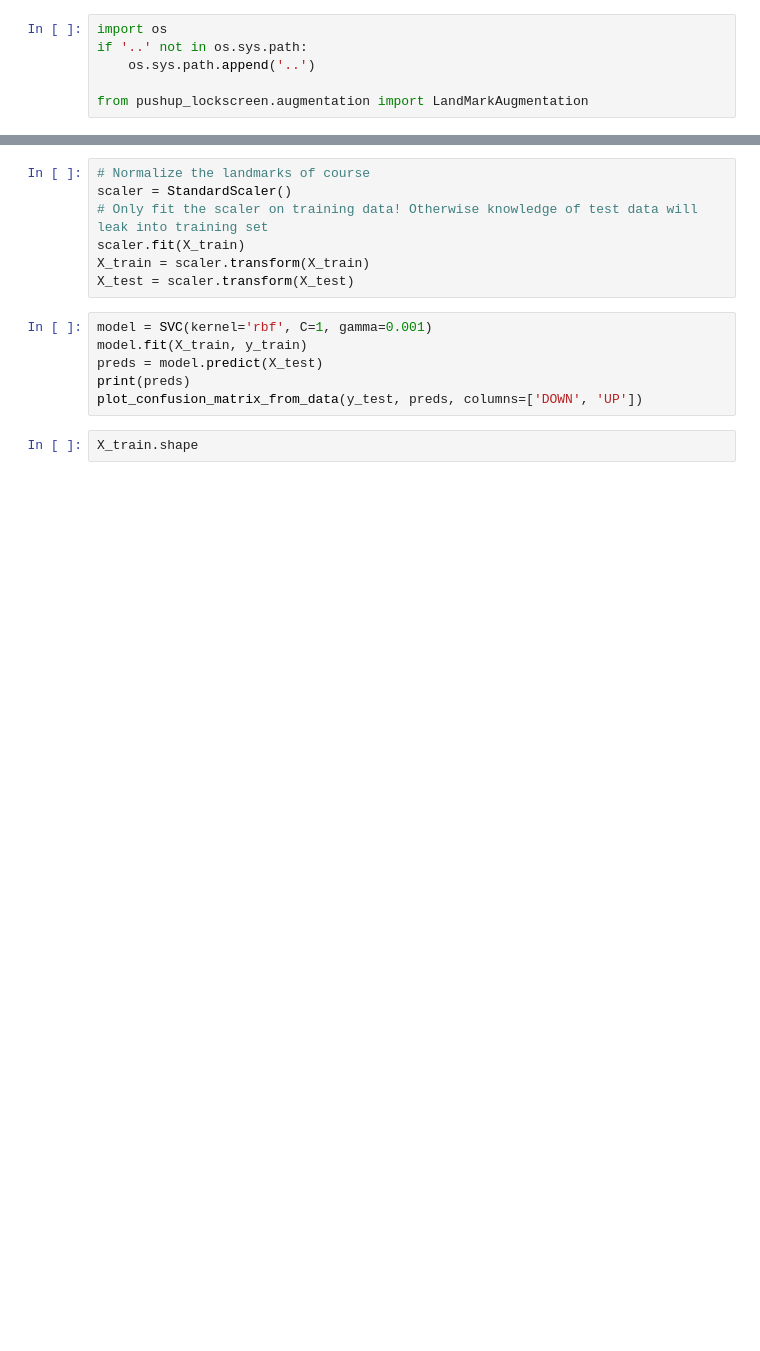
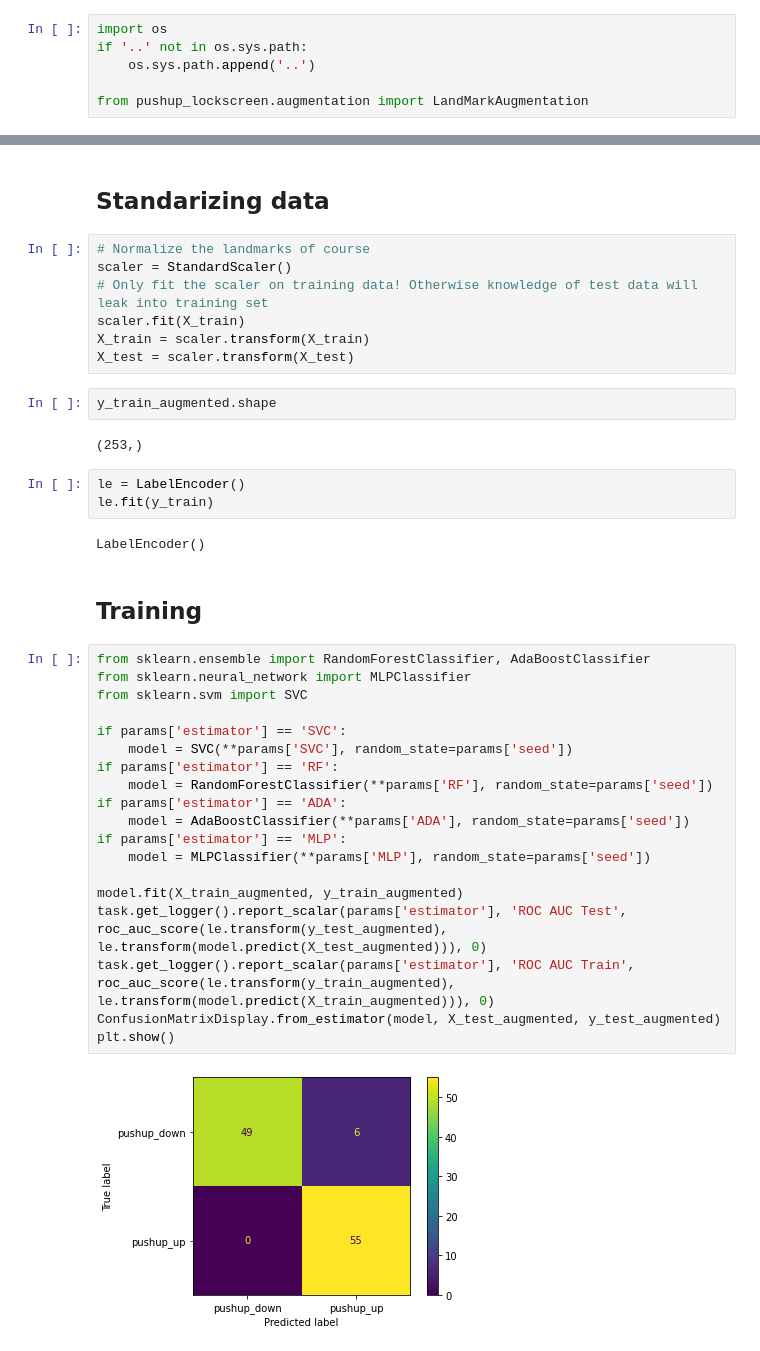
Before and after one commit to thepycoder/pushup_lockscreen, a Jupyter notebook: notebooks/training.ipynb, the cells around one changed output, grey strips where cells are left out. Saved outputs shown, nothing was run; the diff lists cells and outputs as text; blank space fills up the shorter version.

```diff
--- a/notebooks/training.ipynb
+++ b/notebooks/training.ipynb
@@ -87,3 +153,5 @@ IndexError: list index out of range
+# %% [markdown]
+## Standarizing data
 # %%
 # Normalize the landmarks of course
 scaler = StandardScaler()
@@ -91,11 +159,35 @@ scaler = StandardScaler()
 scaler.fit(X_train)
 X_train = scaler.transform(X_train)
 X_test = scaler.transform(X_test)
-# %%
-model = SVC(kernel='rbf', C=1, gamma=0.001)
-model.fit(X_train, y_train)
-preds = model.predict(X_test)
-print(preds)
-plot_confusion_matrix_from_data(y_test, preds, columns=['DOWN', 'UP'])
 # %%
-X_train.shape
+y_train_augmented.shape
+# %% [output]
+(253,)
+# %%
+le = LabelEncoder()
+le.fit(y_train)
+# %% [output]
+LabelEncoder()
+# %% [markdown]
+## Training
+# %%
+from sklearn.ensemble import RandomForestClassifier, AdaBoostClassifier
+from sklearn.neural_network import MLPClassifier
+from sklearn.svm import SVC
+
+if params['estimator'] == 'SVC':
+    model = SVC(**params['SVC'], random_state=params['seed'])
+if params['estimator'] == 'RF':
+    model = RandomForestClassifier(**params['RF'], random_state=params['seed'])
+if params['estimator'] == 'ADA':
+    model = AdaBoostClassifier(**params['ADA'], random_state=params['seed'])
+if params['estimator'] == 'MLP':
+    model = MLPClassifier(**params['MLP'], random_state=params['seed'])
+
+model.fit(X_train_augmented, y_train_augmented)
+task.get_logger().report_scalar(params['estimator'], 'ROC AUC Test', roc_auc_score(le.transform(y_test_augmented), le.transform(model.predict(X_test_augmented))), 0)
+task.get_logger().report_scalar(params['estimator'], 'ROC AUC Train', roc_auc_score(le.transform(y_train_augmented), le.transform(model.predict(X_train_augmented))), 0)
+ConfusionMatrixDisplay.from_estimator(model, X_test_augmented, y_test_augmented)
+plt.show()
+# %% [output]
+[figure, added]
```
Also changed, not shown: parts of 10 cells of this notebook, 2 other files.
